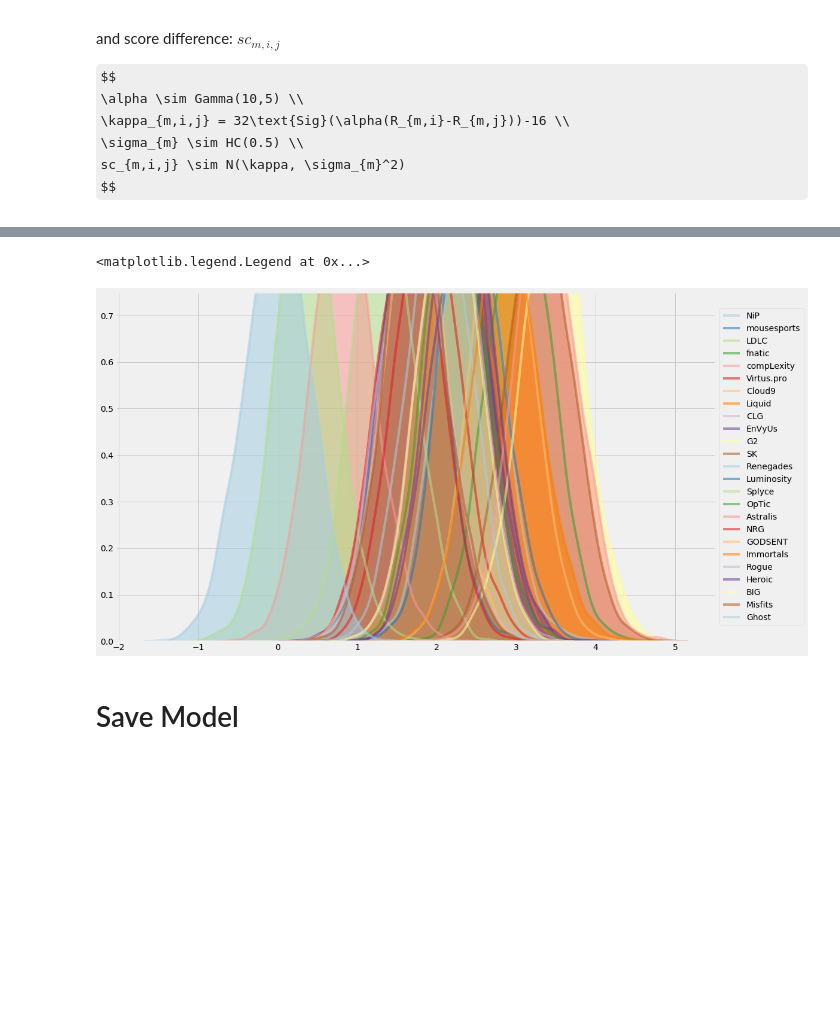
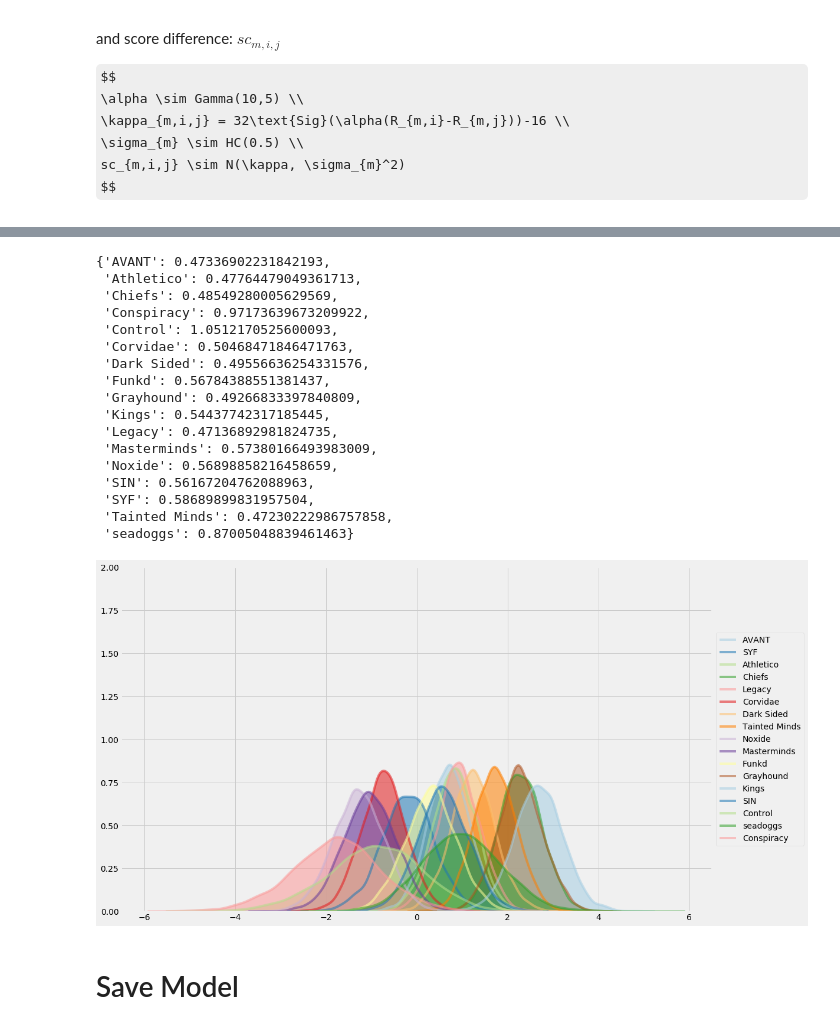
Before and after one commit to Liam-F/cs-rating, a Jupyter notebook: wlbet_team_model.ipynb, the cells around one changed output, grey strips where cells are left out. Cells and saved outputs as stored; diff of their text form; code cells hidden in the pictures; some formulas as TeX source; blank space fills up the shorter version.

```diff
--- a/wlbet_team_model.ipynb
+++ b/wlbet_team_model.ipynb
@@ -19,7 +19,7 @@ h_teams = pd.read_csv('hltv_csv/teams.csv')
 h_teams = fix_teams(h_teams.set_index('ID'))
 # %%
 MIN_DATE = dt.datetime(2017,1,1)
-EVENT_SET = 'eslpl'
+EVENT_SET = 'mdlau'
 FILTER_TEAMS = {'eslpl': ['OpTic', 'SK', 'Cloud9', 'Liquid', 'Luminosity', 'Misfits', 'Renegades', 'Immortals',
                     'Splyce', 'compLexity', 'Rogue', 'Ghost', 'CLG', 'NRG',
                     'BIG', 'LDLC', 'mousesports', 'EnVyUs', 'NiP', 'Virtus.pro',
@@ -89,6 +111,14 @@ $$
 import pymc3 as pm
 import theano.tensor as tt
 # %%
+obs_map = obs['Map'].map(mmap).values
+obs_team_1 = obs['Team 1 ID'].map(tmap).values
+obs_team_2 = obs['Team 2 ID'].map(tmap).values
+bin_enc = np.zeros((len(obs), n_maps*n_teams))
+bin_enc[np.arange(len(obs)), obs_map*n_teams+obs_team_1] = 1
+bin_enc[np.arange(len(obs)), obs_map*n_teams+obs_team_2] = -1
+bin_enc = tt.as_tensor_variable(bin_enc)
+
 with pm.Model() as rating_model:
 
     omega = pm.HalfCauchy('omega', 0.5)
@@ -96,20 +126,20 @@ with pm.Model() as rating_model:
     rating = pm.Normal('rating', 0, omega, shape=n_teams)
     theta_tilde = pm.Normal('rate_t', mu=0, sd=1, shape=(n_maps, n_teams))
     rating_map = pm.Deterministic('rating | map', rating + tau * theta_tilde)
-    #rating_map = pm.Normal('rating | map', rating, tau, shape=(n_maps, n_teams))
 
-    diff = rating_map[obs['Map'].map(mmap).values,obs['Team 1 ID'].map(tmap).values] - rating_map[obs['Map'].map(mmap).values,obs['Team 2 ID'].map(tmap).values]
-    p = tt.nnet.sigmoid(diff)
-    alpha = pm.Normal('alpha', 0.25, 0.1)
-    kappa = 32./(1+tt.exp(-1.*alpha*diff))-16.
+    diff = tt.dot(bin_enc, rating_map.flatten())
+    #diff = rating_map[obs_map, obs_team_1] - rating_map[obs_map, obs_team_2]
+    p = pm.math.sigmoid(diff)
+    alpha = 0.3485
+    kappa = 32*pm.math.sigmoid(alpha*diff)-16.
     sigma = pm.HalfCauchy('sigma', 0.5, shape=n_maps)
 
-    sc = pm.Normal('observed score diff', kappa, sigma[obs['Map'].map(mmap).values], observed=obs['score_diff'])
+    sc = pm.Normal('observed score diff', kappa, sigma[obs_map], observed=obs['score_diff'])
     wl = pm.Bernoulli('observed wl', p=p, observed=(obs['Team 1 ID'] == obs['winner']).values)
 # %%
 with rating_model:
     #start = approx.sample(1)[0]
     #trace = pm.sample(5000, init='advi', nuts_kwargs={'target_accept': 0.99}, tune=0)
-    trace = pm.sample(5000, n_init=20000, init='jitter+adapt_diag', nuts_kwargs={'target_accept': 0.90}) # tune=1000, nuts_kwargs={'target_accept': 0.95}
+    trace = pm.sample(5000, n_init=20000, init='advi+adapt_diag', nuts_kwargs={'target_accept': 0.90}, tune=1000) # tune=1000, nuts_kwargs={'target_accept': 0.95}
 # %% [output]
 Auto-assigning NUTS sampler...
@@ -117,15 +148,32 @@ Initializing NUTS using jitter+adapt_diag...
 # %%
 team_names = h_teams.loc[teams]
 filt = team_names[team_names.Name.isin(FILTER_TEAMS[EVENT_SET])]
 sns.set_palette('Paired', n_teams)
 
 f, ax = plt.subplots(figsize=(16,10))
-ax.set_ylim(0,0.75)
+ax.set_ylim(0,2.0)
 [sns.kdeplot(trace['rating'][:,tmap[i]], shade=True, alpha=0.55, legend=True, ax=ax, label=v['Name']) for i,v in filt.iterrows()]
 ax.legend(loc='center left', bbox_to_anchor=(1, 0.5))
+{v['Name']: trace['rating'][:,tmap[i]].std() for i,v in filt.iterrows()}
 # %% [output]
-<matplotlib.legend.Legend at 0x...>
+{'AVANT': 0.47336902231842193,
+ 'Athletico': 0.47764479049361713,
+ 'Chiefs': 0.48549280005629569,
+ 'Conspiracy': 0.97173639673209922,
+ 'Control': 1.0512170525600093,
+ 'Corvidae': 0.50468471846471763,
+ 'Dark Sided': 0.49556636254331576,
+ 'Funkd': 0.56784388551381437,
+ 'Grayhound': 0.49266833397840809,
+ 'Kings': 0.54437742317185445,
+ 'Legacy': 0.47136892981824735,
+ 'Masterminds': 0.57380166493983009,
+ 'Noxide': 0.56898858216458659,
+ 'SIN': 0.56167204762088963,
+ 'SYF': 0.58689899831957504,
+ 'Tainted Minds': 0.47230222986757858,
+ 'seadoggs': 0.87005048839461463}
-[figure, old version]
+[figure, new version]
 # %% [markdown]
 # Save Model
 # %%
```
Also changed, not shown: parts of 9 cells of this notebook, 3 other files.
